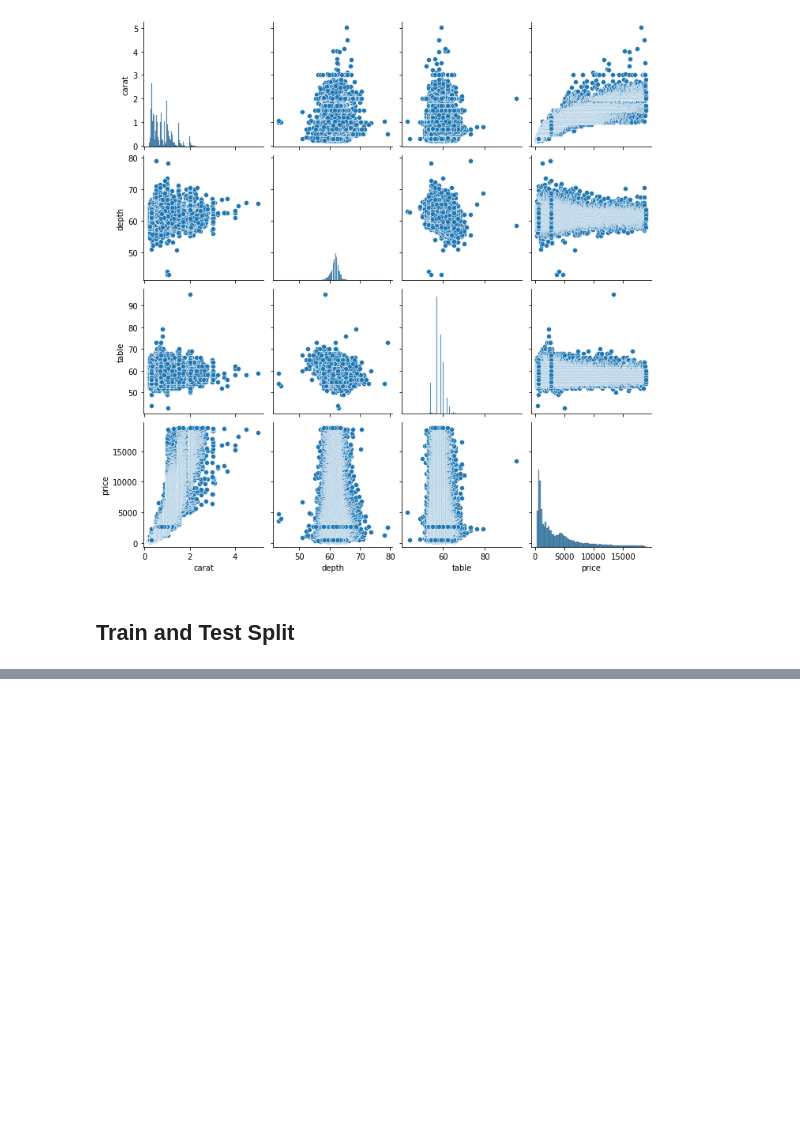
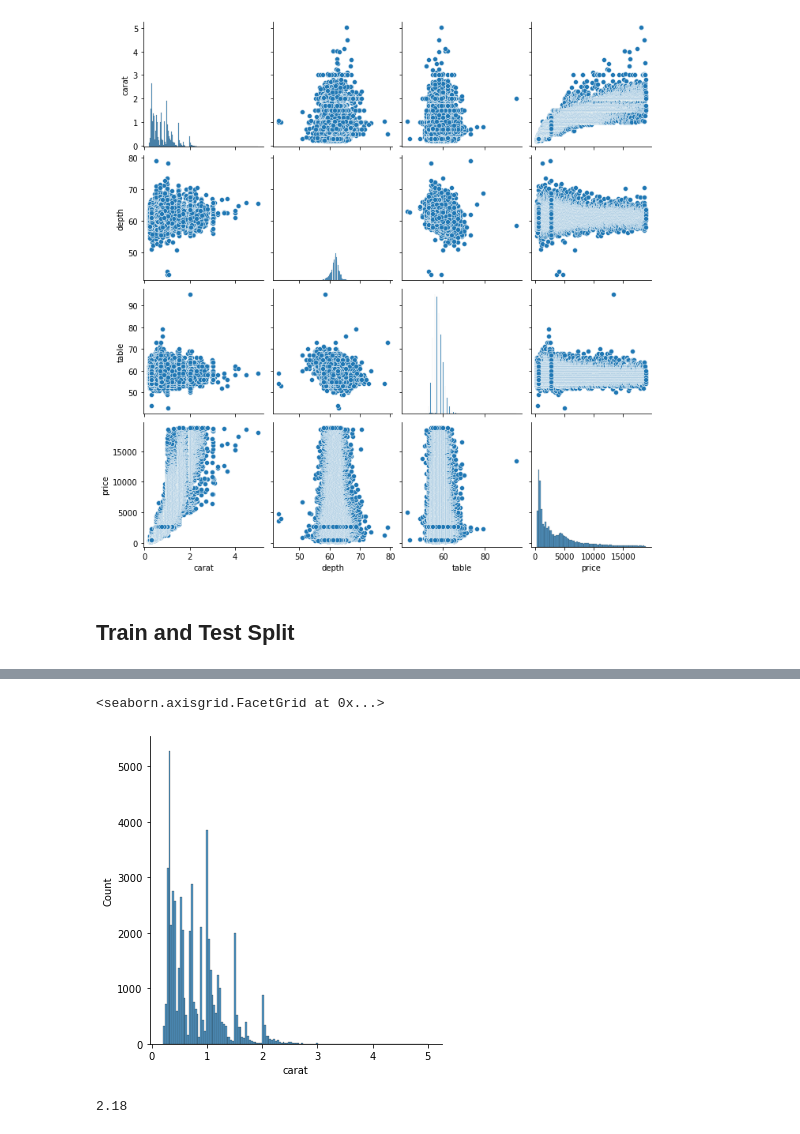
Before and after one commit to Raghad2002Mohammed/AI-project, a Jupyter notebook: Diamonds.ipynb, the cells around one changed output, grey strips where cells are left out. Drawn from its saved outputs; the diff is of its cells as text; code cells hidden in the pictures; blank space fills up the shorter version.

```diff
--- a/Diamonds.ipynb
+++ b/Diamonds.ipynb
@@ -66,0 +78,10 @@ x_train,x_test,y_train,y_test=train_test_split(x,y,test_size=0.2,random_state=42
+# %%
+sns.displot(data["carat"])
+# %% [output]
+<seaborn.axisgrid.FacetGrid at 0x...>
+[figure, added]
+# %%
+q= data["carat"].quantile(0.99)
+q
+# %% [output]
+2.18
```
Also changed, not shown: parts of 7 cells of this notebook.
